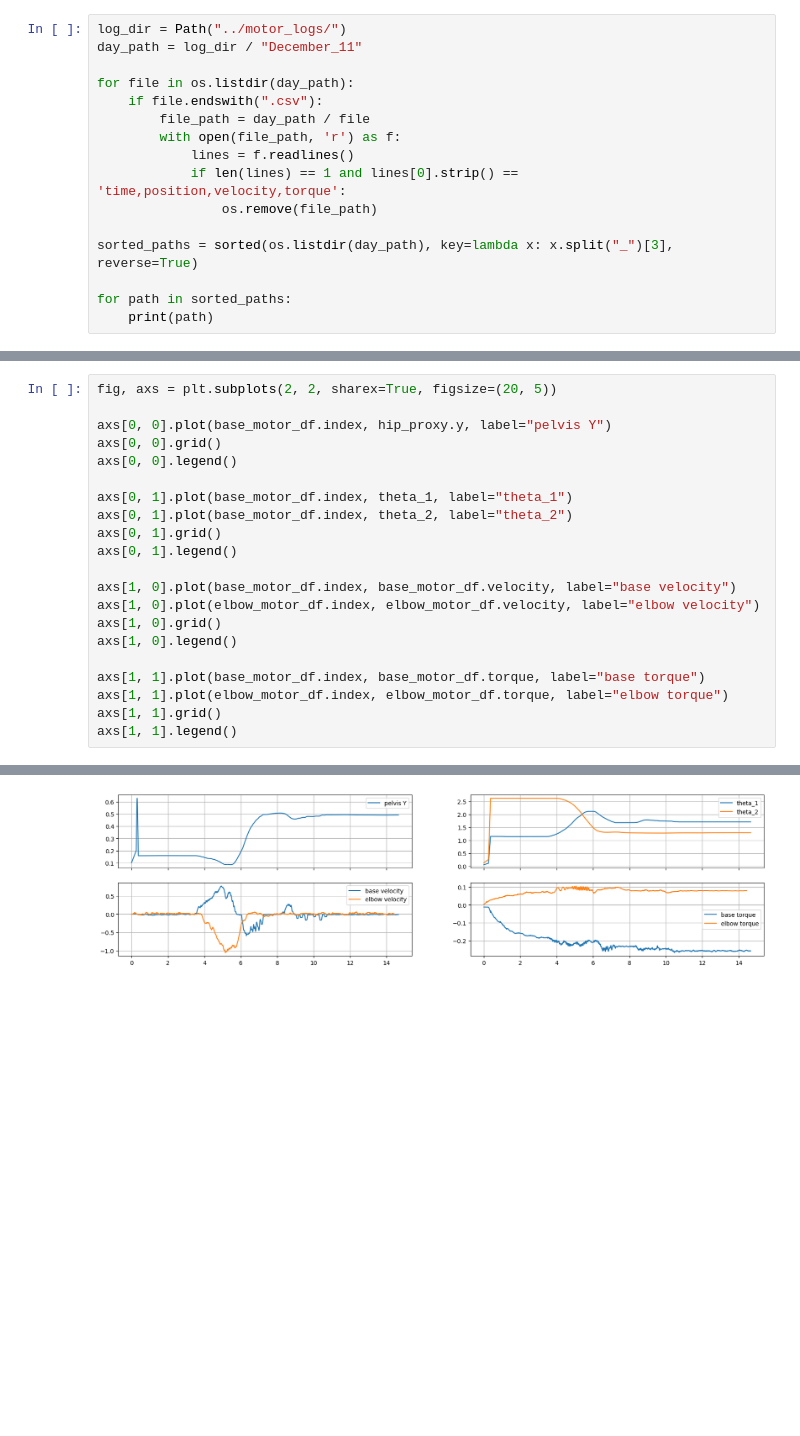
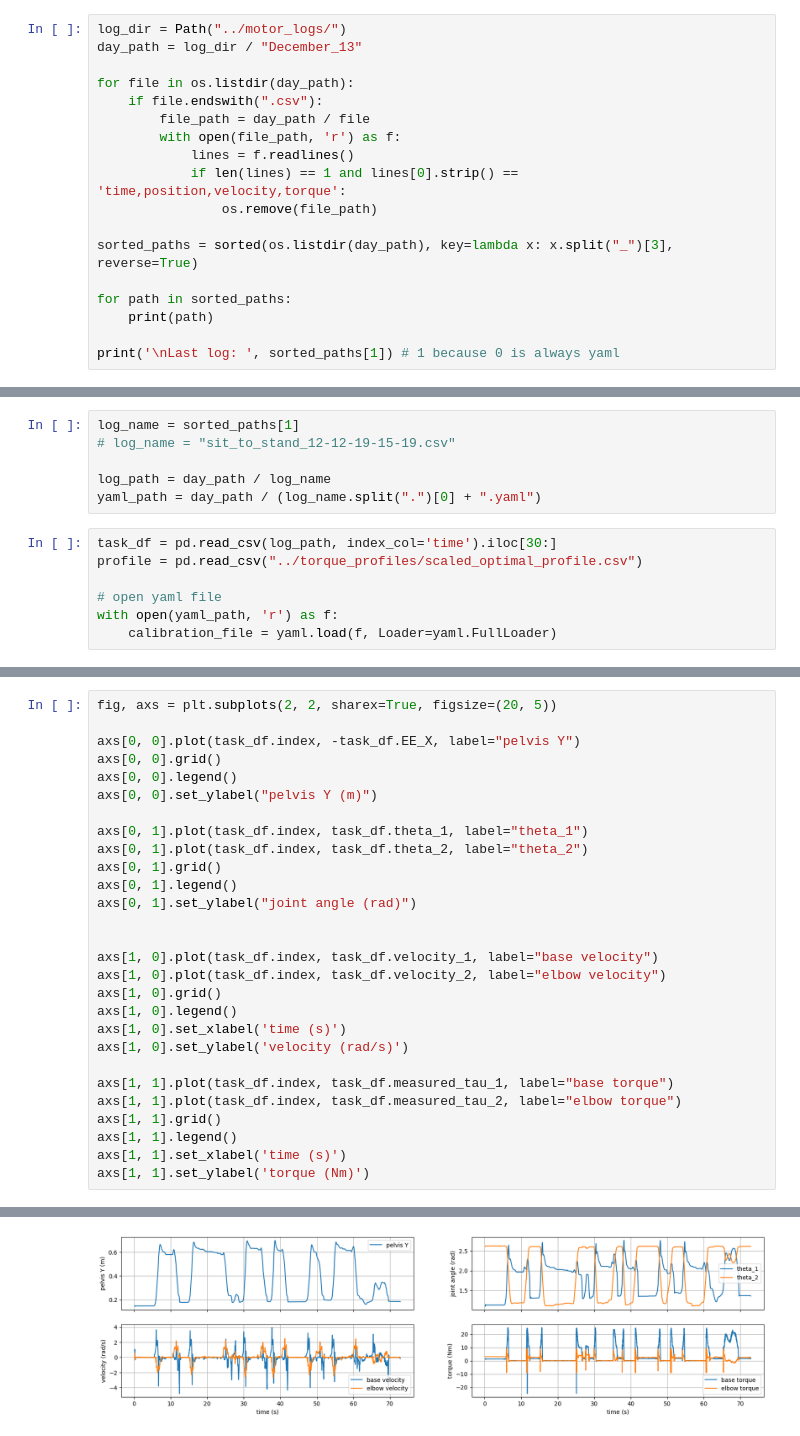
Before and after one commit to Harvard-Slade-Lab/assistive-arm, a Jupyter notebook: notebooks/inspect_logs.ipynb, the cells around one changed output, grey strips where cells are left out. Saved outputs shown, nothing was run; the diff lists cells and outputs as text; blank space fills up the shorter version.

```diff
--- a/notebooks/inspect_logs.ipynb
+++ b/notebooks/inspect_logs.ipynb
@@ -9,6 +12,6 @@ import matplotlib.pyplot as plt
 # %%
 log_dir = Path("../motor_logs/")
-day_path = log_dir / "December_11"
+day_path = log_dir / "December_13"
 
 for file in os.listdir(day_path):
     if file.endswith(".csv"):
@@ -22,4 +25,6 @@ sorted_paths = sorted(os.listdir(day_path), key=lambda x: x.split("_")[3], rever
 
 for path in sorted_paths:
     print(path)
+
+print('\nLast log: ', sorted_paths[1]) # 1 because 0 is always yaml
 # %% [output]
@@ -58,0 +51,13 @@ task_df = pd.read_csv(task_log, index_col='time')
+# %%
+log_name = sorted_paths[1]
+# log_name = "sit_to_stand_12-12-19-15-19.csv"
+
+log_path = day_path / log_name
+yaml_path = day_path / (log_name.split(".")[0] + ".yaml")
+# %%
+task_df = pd.read_csv(log_path, index_col='time').iloc[30:]
+profile = pd.read_csv("../torque_profiles/scaled_optimal_profile.csv")
+
+# open yaml file
+with open(yaml_path, 'r') as f:
+    calibration_file = yaml.load(f, Loader=yaml.FullLoader)
@@ -98,22 +94,29 @@ hip_proxy = pd.DataFrame.from_dict({"time": base_motor_df.index, "x": P_EE[0, :]
 # %%
 fig, axs = plt.subplots(2, 2, sharex=True, figsize=(20, 5))
 
-axs[0, 0].plot(base_motor_df.index, hip_proxy.y, label="pelvis Y")
+axs[0, 0].plot(task_df.index, -task_df.EE_X, label="pelvis Y")
 axs[0, 0].grid()
 axs[0, 0].legend()
+axs[0, 0].set_ylabel("pelvis Y (m)")
 
-axs[0, 1].plot(base_motor_df.index, theta_1, label="theta_1")
-axs[0, 1].plot(base_motor_df.index, theta_2, label="theta_2")
+axs[0, 1].plot(task_df.index, task_df.theta_1, label="theta_1")
+axs[0, 1].plot(task_df.index, task_df.theta_2, label="theta_2")
 axs[0, 1].grid()
 axs[0, 1].legend()
+axs[0, 1].set_ylabel("joint angle (rad)")
 
-axs[1, 0].plot(base_motor_df.index, base_motor_df.velocity, label="base velocity")
-axs[1, 0].plot(elbow_motor_df.index, elbow_motor_df.velocity, label="elbow velocity")
+
+axs[1, 0].plot(task_df.index, task_df.velocity_1, label="base velocity")
+axs[1, 0].plot(task_df.index, task_df.velocity_2, label="elbow velocity")
 axs[1, 0].grid()
 axs[1, 0].legend()
+axs[1, 0].set_xlabel('time (s)')
+axs[1, 0].set_ylabel('velocity (rad/s)')
 
-axs[1, 1].plot(base_motor_df.index, base_motor_df.torque, label="base torque")
-axs[1, 1].plot(elbow_motor_df.index, elbow_motor_df.torque, label="elbow torque")
+axs[1, 1].plot(task_df.index, task_df.measured_tau_1, label="base torque")
+axs[1, 1].plot(task_df.index, task_df.measured_tau_2, label="elbow torque")
 axs[1, 1].grid()
 axs[1, 1].legend()
+axs[1, 1].set_xlabel('time (s)')
+axs[1, 1].set_ylabel('torque (Nm)')
 # %% [output]
@@ -121 +124 @@ axs[1, 1].legend()
-[figure, old version]
+[figure, new version]
```
Also changed, not shown: parts of 9 cells of this notebook, 6 other files.
